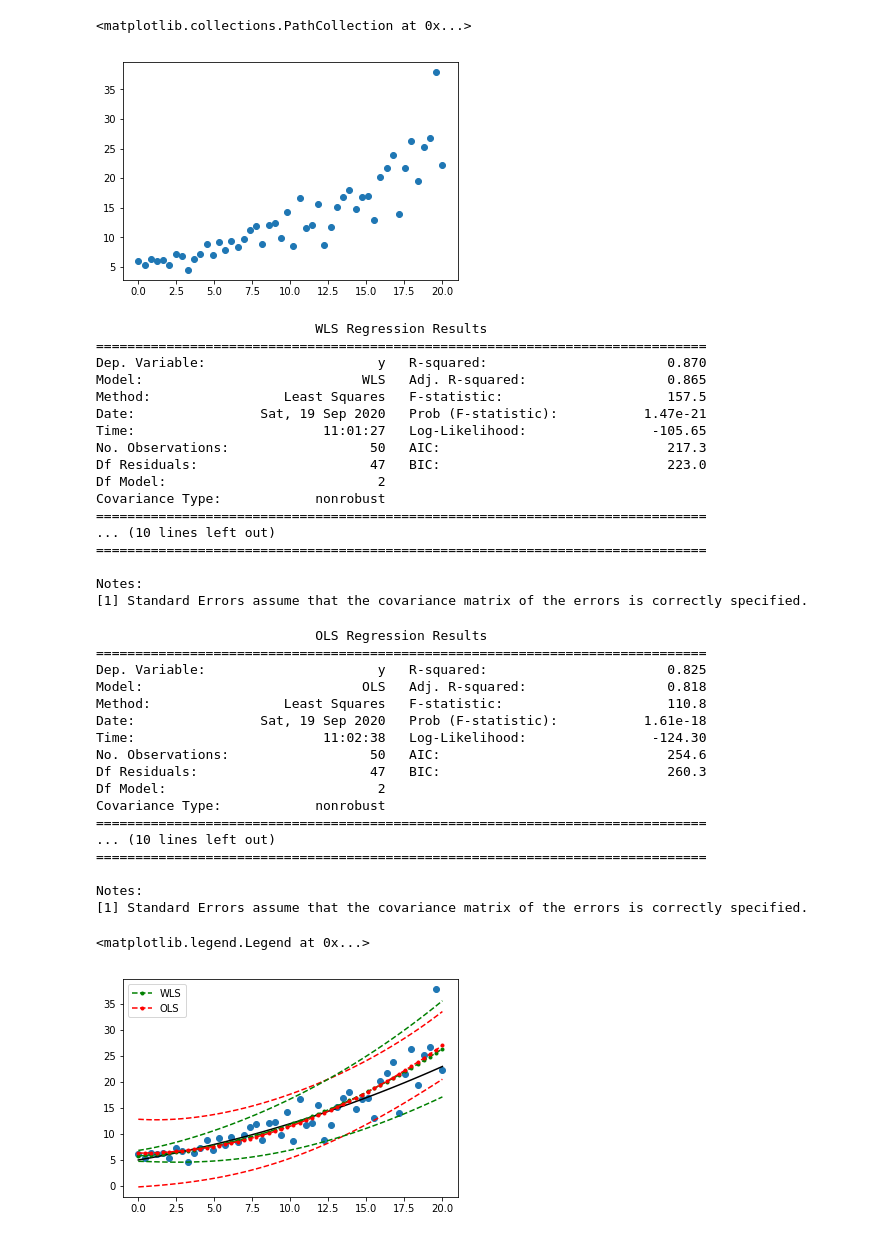
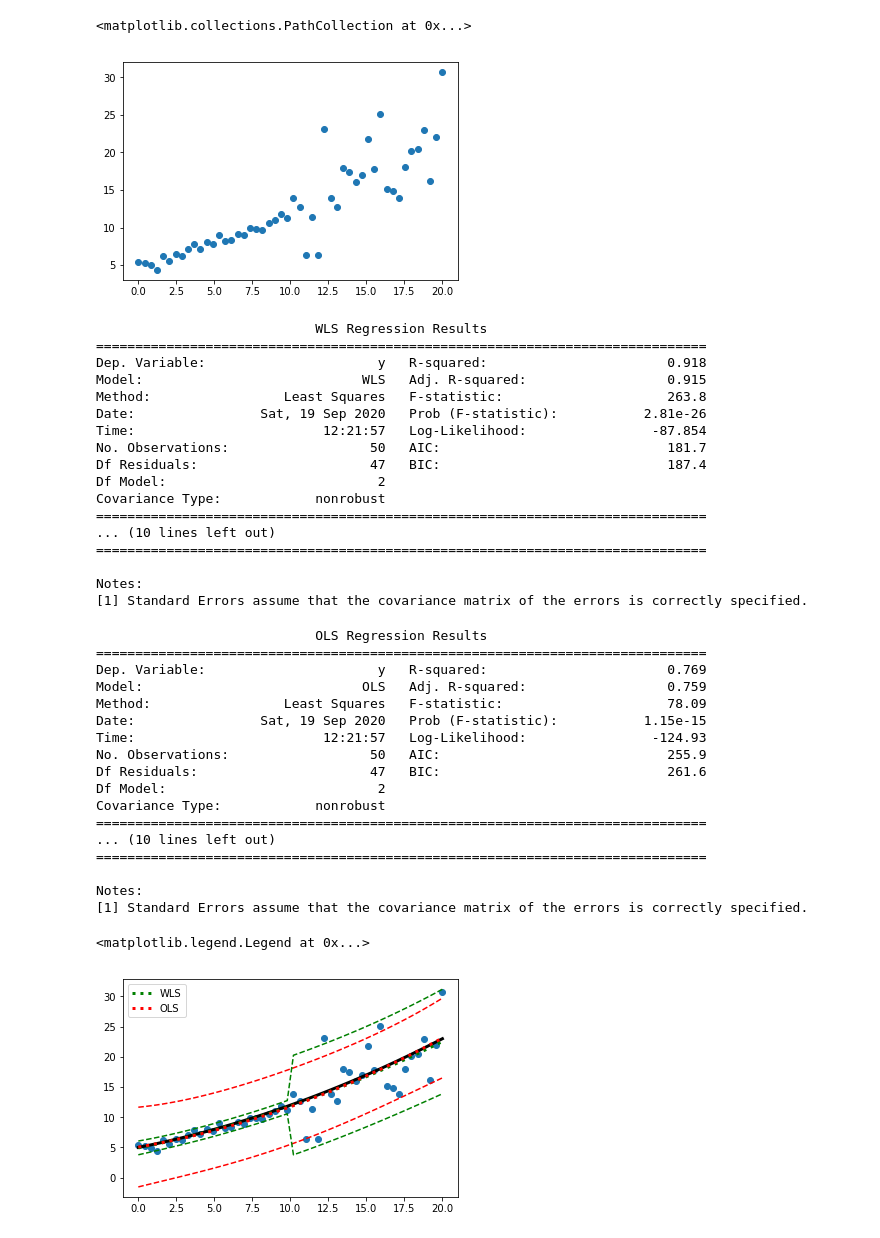
Before and after one commit to canietoa/TimeSeries, a Jupyter notebook: septiembre19/WLS.ipynb, the cells around one changed output. Drawn from its saved outputs; the diff is of its cells as text; code cells hidden in the pictures.

```diff
--- a/septiembre19/WLS.ipynb
+++ b/septiembre19/WLS.ipynb
@@ -14,9 +14,9 @@ X = np.column_stack((x, (x)**2))
 X = sm.add_constant(X)
 beta = [5., 0.5, 0.02]
 sig = 0.5
-#w=np.ones(len(x))
-#w[25:]=8
-w=np.linspace(1,10,len(x))
+w=np.ones(len(x))
+w[25:]=8
+#w=np.linspace(1,10,len(x))
 y_true = np.dot(X, beta)
 e = np.random.normal(size=nsample)
 y = y_true + sig * w * e
@@ -25,21 +25,21 @@ y = y_true + sig * w * e
 plt.scatter(x,y)
 # %% [output]
 <matplotlib.collections.PathCollection at 0x...>
-[figure, old version]
+[figure, new version]
 # %%
-mod_wls = sm.WLS(y, X, weights=1./(w ** 2))
-res_wls = mod_wls.fit()
-print(res_wls.summary())
+mod_wls = sm.WLS(y, X, weights=1./(w** 2))#weighted Least Squares
+res_wls = mod_wls.fit()#Ajustar
+print(res_wls.summary())#Resumen
 # %% [output]
                             WLS Regression Results
 ==============================================================================
-Dep. Variable:                      y   R-squared:                       0.870
-Model:                            WLS   Adj. R-squared:                  0.865
-Method:                 Least Squares   F-statistic:                     157.5
-Date:                Sat, 19 Sep 2020   Prob (F-statistic):           1.47e-21
-Time:                        11:01:27   Log-Likelihood:                -105.65
-No. Observations:                  50   AIC:                             217.3
-Df Residuals:                      47   BIC:                             223.0
+Dep. Variable:                      y   R-squared:                       0.918
+Model:                            WLS   Adj. R-squared:                  0.915
+Method:                 Least Squares   F-statistic:                     263.8
+Date:                Sat, 19 Sep 2020   Prob (F-statistic):           2.81e-26
+Time:                        12:21:57   Log-Likelihood:                -87.854
+No. Observations:                  50   AIC:                             181.7
+Df Residuals:                      47   BIC:                             187.4
 Df Model:                           2
 Covariance Type:            nonrobust
 ==============================================================================
@@ -49,19 +49,19 @@ Covariance Type:            nonrobust
 Notes:
 [1] Standard Errors assume that the covariance matrix of the errors is correctly specified.
 # %%
-model = sm.OLS(y, X)
-results = model.fit()
-print(results.summary())
+model = sm.OLS(y, X)#Ordinary Least Squares
+results = model.fit()#Ajustar
+print(results.summary())#Resumen
 # %% [output]
                             OLS Regression Results
 ==============================================================================
-Dep. Variable:                      y   R-squared:                       0.825
-Model:                            OLS   Adj. R-squared:                  0.818
-Method:                 Least Squares   F-statistic:                     110.8
-Date:                Sat, 19 Sep 2020   Prob (F-statistic):           1.61e-18
-Time:                        11:02:38   Log-Likelihood:                -124.30
-No. Observations:                  50   AIC:                             254.6
-Df Residuals:                      47   BIC:                             260.3
+Dep. Variable:                      y   R-squared:                       0.769
+Model:                            OLS   Adj. R-squared:                  0.759
+Method:                 Least Squares   F-statistic:                     78.09
+Date:                Sat, 19 Sep 2020   Prob (F-statistic):           1.15e-15
+Time:                        12:21:57   Log-Likelihood:                -124.93
+No. Observations:                  50   AIC:                             255.9
+Df Residuals:                      47   BIC:                             261.6
 Df Model:                           2
 Covariance Type:            nonrobust
 ==============================================================================
@@ -72,17 +72,17 @@ Notes:
 [1] Standard Errors assume that the covariance matrix of the errors is correctly specified.
 # %%
 plt.scatter(x,y)
-plt.plot(x,y_true,c='k')
-plt.plot(x, res_wls.fittedvalues, 'g--.', label="WLS")
-plt.plot(x, results.fittedvalues, 'r--.', label="OLS")
-prstd, iv_l, iv_u = wls_prediction_std(results)
+plt.plot(x,y_true,c='k',lw=3)#lw=linewidth
+plt.plot(x, res_wls.fittedvalues, 'g:', label="WLS",lw=3)#'g--.': g+green (:punteada,-solida,-.raya-punto,--discontinua)
+plt.plot(x, results.fittedvalues, 'r:', label="OLS",lw=3)
+prstd, iv_l, iv_u = wls_prediction_std(results)#intervalo de confianza para el OLS
 plt.plot(x, iv_u, 'r--')
 plt.plot(x, iv_l, 'r--')
 
 prstd, iv_l, iv_u = wls_prediction_std(res_wls)
 plt.plot(x, iv_u, 'g--')
 plt.plot(x, iv_l, 'g--')
 plt.legend()
 # %% [output]
 <matplotlib.legend.Legend at 0x...>
-[figure, old version]
+[figure, new version]
```
Also changed, not shown: 2 other files.
